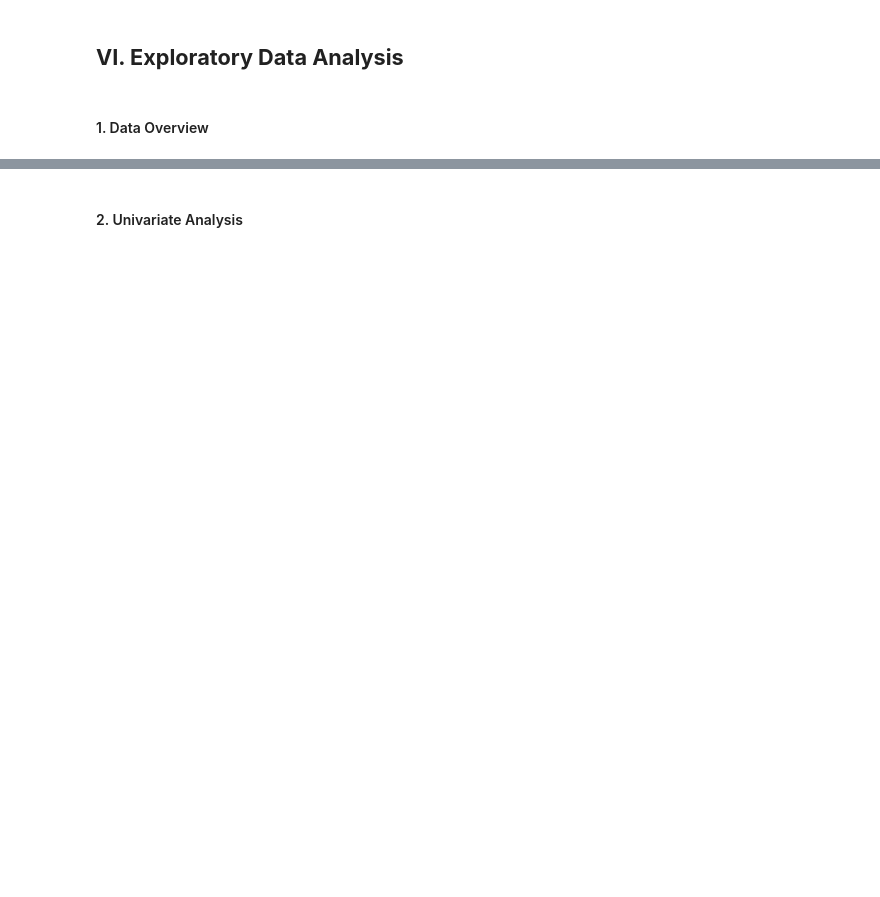
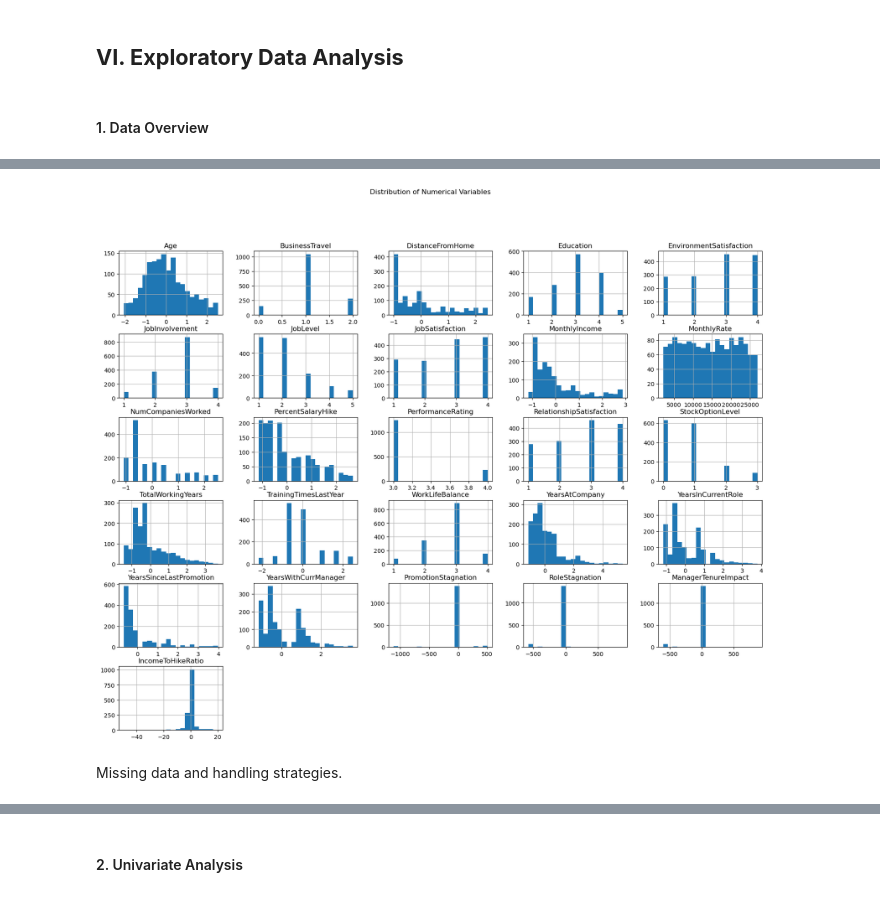
Before and after one commit to APaguil1990/SOLLDA1_MCO, a Jupyter notebook: IBM-Employee-Attrition-MCO.ipynb, the cells around one changed output, grey strips where cells are left out. Cells and saved outputs as stored; diff of their text form; code cells hidden in the pictures; blank space fills up the shorter version.

Commit message:
Added Data Overview by ghee and louise did Univariate Analysis

```diff
--- a/IBM-Employee-Attrition-MCO.ipynb
+++ b/IBM-Employee-Attrition-MCO.ipynb
@@ -383,0 +349,9 @@ memory usage: 340.4 KB
+# %%
+numerical_columns = df.select_dtypes(include=['int64', 'float64']).columns
+df[numerical_columns].hist(bins=20, figsize=(20, 15))
+plt.suptitle("Distribution of Numerical Variables")
+plt.show()
+# %% [output]
+[figure, added]
+# %% [markdown]
+Missing data and handling strategies.
```
Also changed, not shown: parts of 22 cells of this notebook.
